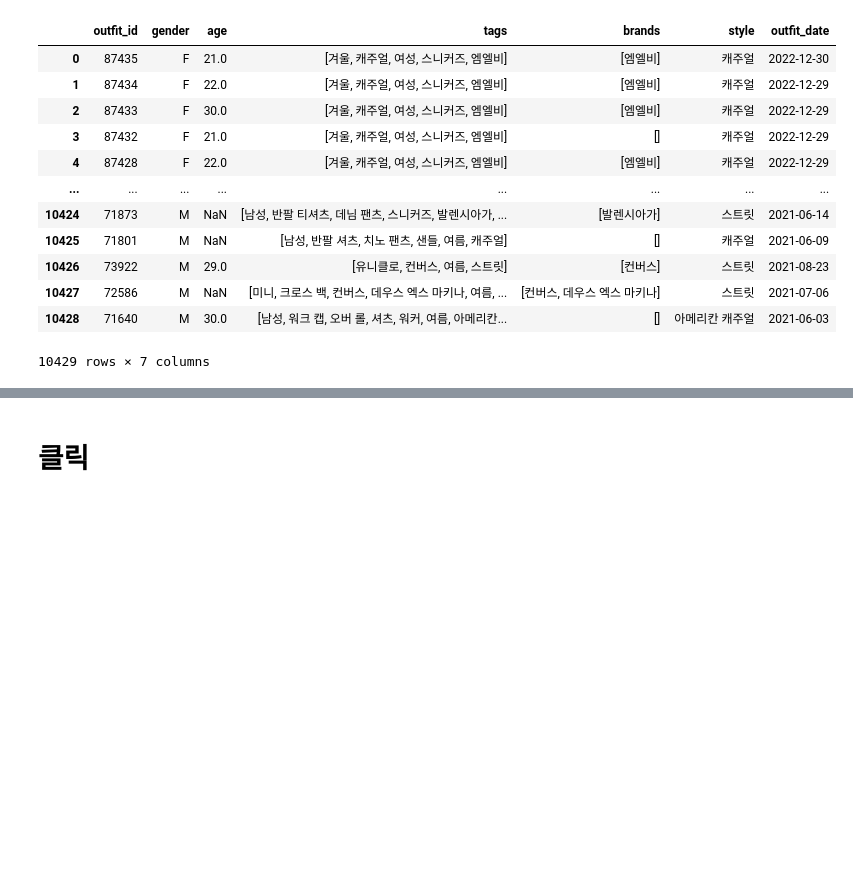
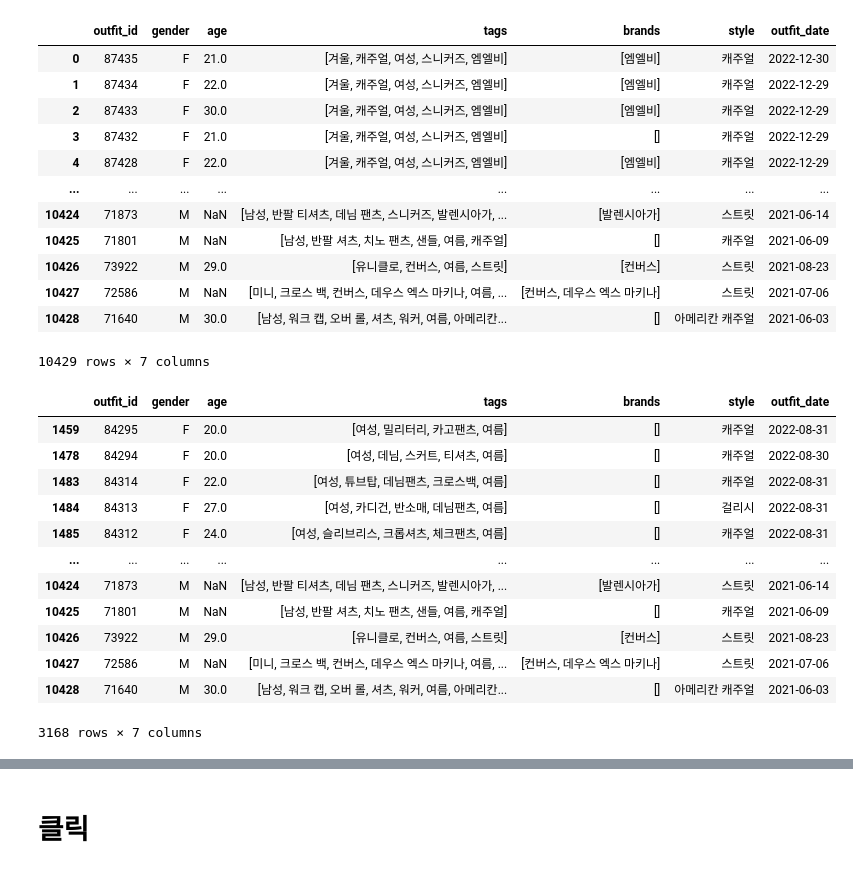
Before and after one commit to Lv2-Recsys-01/styl-ml, a Jupyter notebook: notebooks/eda_junwon.ipynb, the cells around one changed output, grey strips where cells are left out. Drawn from its saved outputs; the diff is of its cells as text; code cells hidden in the pictures; blank space fills up the shorter version.

```diff
--- a/notebooks/eda_junwon.ipynb
+++ b/notebooks/eda_junwon.ipynb
@@ -91,3 +92,25 @@ selected_outfit
 | 10427 | 72586 | M | NaN | [미니, 크로스 백, 컨버스, 데우스 엑스 마키나, 여름, ... | [컨버스, 데우스 엑스 마키나] | 스트릿 | 2021-07-06 |
 | 10428 | 71640 | M | 30.0 | [남성, 워크 캡, 오버 롤, 셔츠, 워커, 여름, 아메리칸... | [] | 아메리칸 캐주얼 | 2021-06-03 |
 10429 rows × 7 columns
+# %%
+# 'tags' 열에서 '봄'이라는 값을 포함하는 행들만 뽑아내기
+spring_outfit = selected_outfit[selected_outfit['tags'].apply(lambda x: '봄' in x)]
+summer_outfit = selected_outfit[selected_outfit['tags'].apply(lambda x: '여름' in x)]
+fall_outfit = selected_outfit[selected_outfit['tags'].apply(lambda x: '가을' in x)]
+winter_outfit = selected_outfit[selected_outfit['tags'].apply(lambda x: '겨울' in x)]
+# %%
+summer_outfit
+# %% [output]
+|  | outfit_id | gender | age | tags | brands | style | outfit_date |
+| 1459 | 84295 | F | 20.0 | [여성, 밀리터리, 카고팬츠, 여름] | [] | 캐주얼 | 2022-08-31 |
+| 1478 | 84294 | F | 20.0 | [여성, 데님, 스커트, 티셔츠, 여름] | [] | 캐주얼 | 2022-08-30 |
+| 1483 | 84314 | F | 22.0 | [여성, 튜브탑, 데님팬츠, 크로스백, 여름] | [] | 캐주얼 | 2022-08-31 |
+| 1484 | 84313 | F | 27.0 | [여성, 카디건, 반소매, 데님팬츠, 여름] | [] | 걸리시 | 2022-08-31 |
+| 1485 | 84312 | F | 24.0 | [여성, 슬리브리스, 크롭셔츠, 체크팬츠, 여름] | [] | 캐주얼 | 2022-08-31 |
+| ... | ... | ... | ... | ... | ... | ... | ... |
+| 10424 | 71873 | M | NaN | [남성, 반팔 티셔츠, 데님 팬츠, 스니커즈, 발렌시아가, ... | [발렌시아가] | 스트릿 | 2021-06-14 |
+| 10425 | 71801 | M | NaN | [남성, 반팔 셔츠, 치노 팬츠, 샌들, 여름, 캐주얼] | [] | 캐주얼 | 2021-06-09 |
+| 10426 | 73922 | M | 29.0 | [유니클로, 컨버스, 여름, 스트릿] | [컨버스] | 스트릿 | 2021-08-23 |
+| 10427 | 72586 | M | NaN | [미니, 크로스 백, 컨버스, 데우스 엑스 마키나, 여름, ... | [컨버스, 데우스 엑스 마키나] | 스트릿 | 2021-07-06 |
+| 10428 | 71640 | M | 30.0 | [남성, 워크 캡, 오버 롤, 셔츠, 워커, 여름, 아메리칸... | [] | 아메리칸 캐주얼 | 2021-06-03 |
+3168 rows × 7 columns
```
Also changed, not shown: parts of 7 cells of this notebook.
